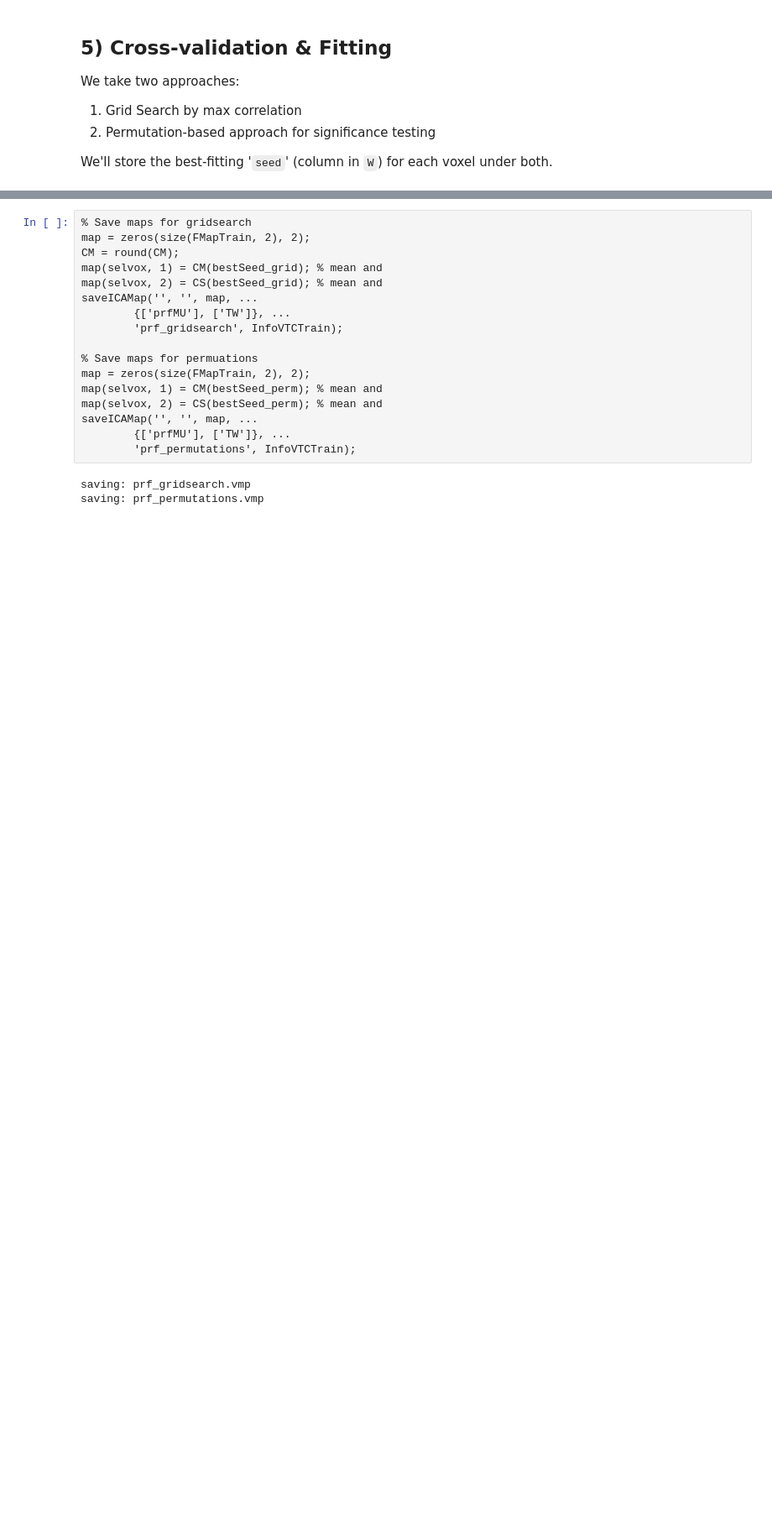
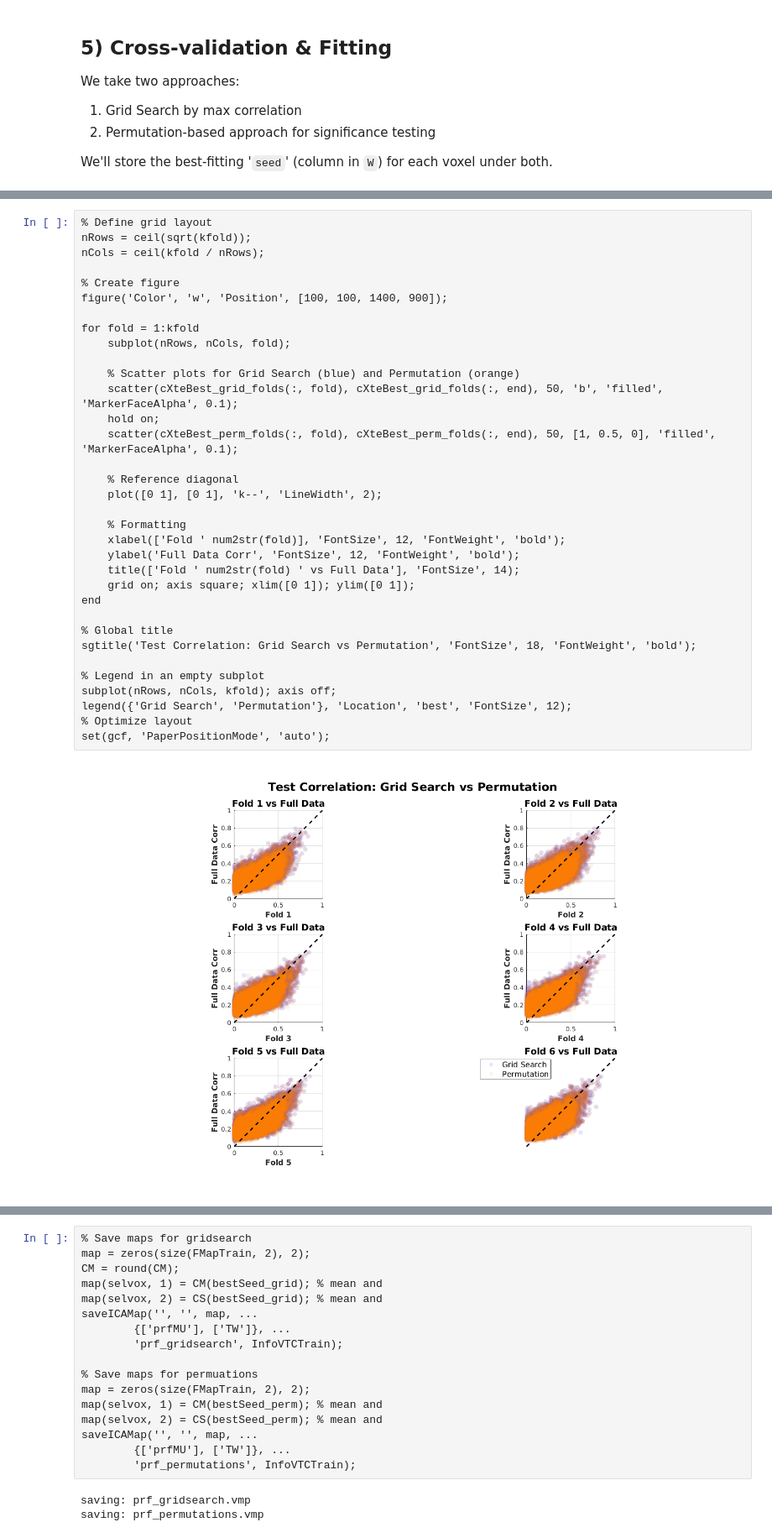
Before and after one commit to mesoScopic-Computational-AuditioN-lab/MBIC13_Course_2025, a Jupyter notebook: pRF_modelling/pRF mapping.ipynb, the cells around one changed output, grey strips where cells are left out. Shown: that part at 84% size. Saved outputs shown, nothing was run; the diff lists cells and outputs as text; blank space fills up the shorter version.

```diff
--- a/pRF_modelling/pRF mapping.ipynb
+++ b/pRF_modelling/pRF mapping.ipynb
@@ -243,0 +259,36 @@ Here we save the data as maps, taking the original linear indexes
+# %%
+% Define grid layout
+nRows = ceil(sqrt(kfold));
+nCols = ceil(kfold / nRows);
+
+% Create figure
+figure('Color', 'w', 'Position', [100, 100, 1400, 900]);
+
+for fold = 1:kfold
+    subplot(nRows, nCols, fold);
+
+    % Scatter plots for Grid Search (blue) and Permutation (orange)
+    scatter(cXteBest_grid_folds(:, fold), cXteBest_grid_folds(:, end), 50, 'b', 'filled', 'MarkerFaceAlpha', 0.1);
+    hold on;
+    scatter(cXteBest_perm_folds(:, fold), cXteBest_perm_folds(:, end), 50, [1, 0.5, 0], 'filled', 'MarkerFaceAlpha', 0.1);
+
+    % Reference diagonal
+    plot([0 1], [0 1], 'k--', 'LineWidth', 2);
+
+    % Formatting
+    xlabel(['Fold ' num2str(fold)], 'FontSize', 12, 'FontWeight', 'bold');
+    ylabel('Full Data Corr', 'FontSize', 12, 'FontWeight', 'bold');
+    title(['Fold ' num2str(fold) ' vs Full Data'], 'FontSize', 14);
+    grid on; axis square; xlim([0 1]); ylim([0 1]);
+end
+
+% Global title
+sgtitle('Test Correlation: Grid Search vs Permutation', 'FontSize', 18, 'FontWeight', 'bold');
+
+% Legend in an empty subplot
+subplot(nRows, nCols, kfold); axis off;
+legend({'Grid Search', 'Permutation'}, 'Location', 'best', 'FontSize', 12);
+% Optimize layout
+set(gcf, 'PaperPositionMode', 'auto');
+# %% [output]
+[figure, added]
```
Also changed, not shown: parts of 6 cells of this notebook, 1 other file.
